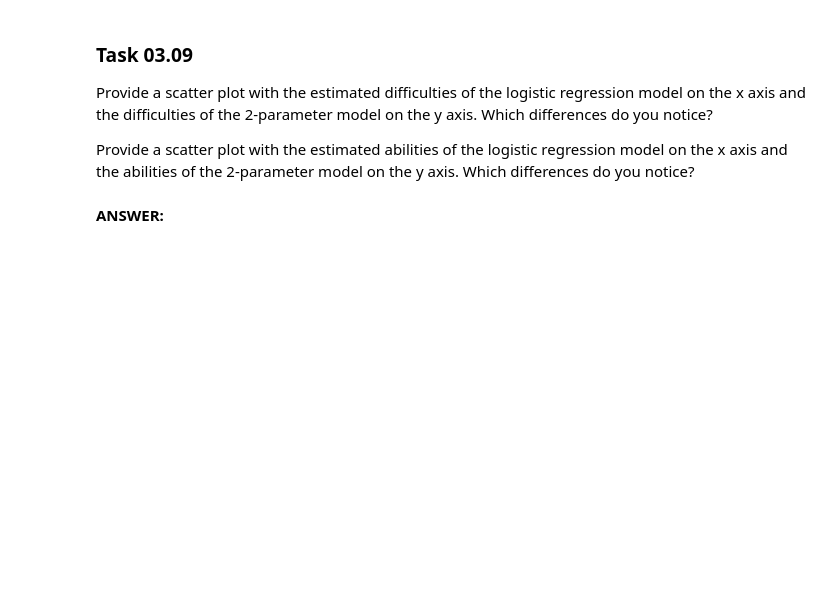
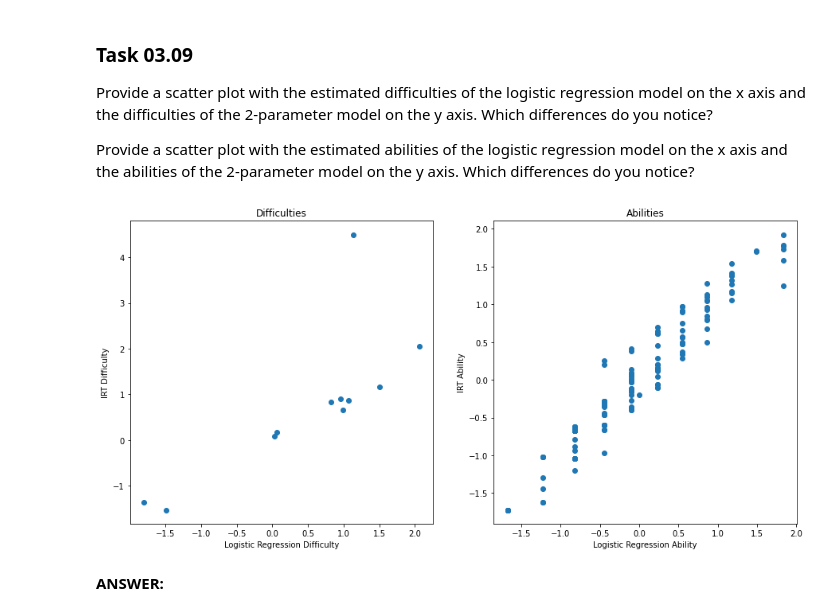
Before and after one commit to bhunecke/data-mining, a Jupyter notebook: sheet03/sheet03.ipynb, the cells around one changed output. Saved outputs shown, nothing was run; the diff lists cells and outputs as text; code cells hidden in the pictures; blank space fills up the shorter version.

```diff
--- a/sheet03/sheet03.ipynb
+++ b/sheet03/sheet03.ipynb
@@ -249,6 +254,23 @@ print(accuracy)
 Provide a scatter plot with the estimated difficulties of the logistic regression model on the x axis and the difficulties of the 2-parameter model on the y axis. Which differences do you notice?
 
 Provide a scatter plot with the estimated abilities of the logistic regression model on the x axis and the abilities of the 2-parameter model on the y axis. Which differences do you notice?
+# %%
+fig, axes = plt.subplots(1, 2, figsize=(15, 7))
+
+axes[0].scatter(difficulties, model['Difficulty'])
+axes[0].set_xlabel("Logistic Regression Difficulty")
+axes[0].set_ylabel("IRT Difficulty")
+axes[0].set_title("Difficulties")
+
+axes[1].scatter(coefficients[:N], model['Ability'])
+axes[1].set_xlabel("Logistic Regression Ability")
+axes[1].set_ylabel("IRT Ability")
+axes[1].set_title("Abilities")
+
+
+plt.show();
+# %% [output]
+[figure, added]
 # %% [markdown]
 **ANSWER:**
 # %% [markdown]
```
Also changed, not shown: parts of 9 cells of this notebook.
